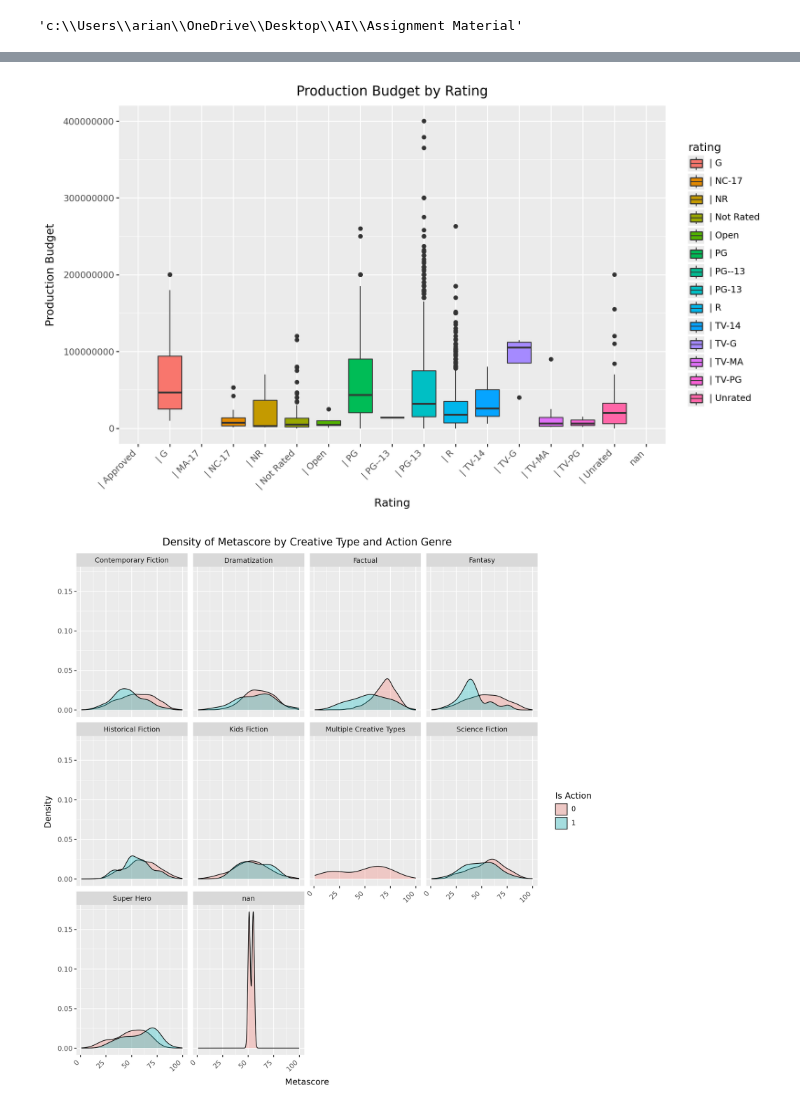
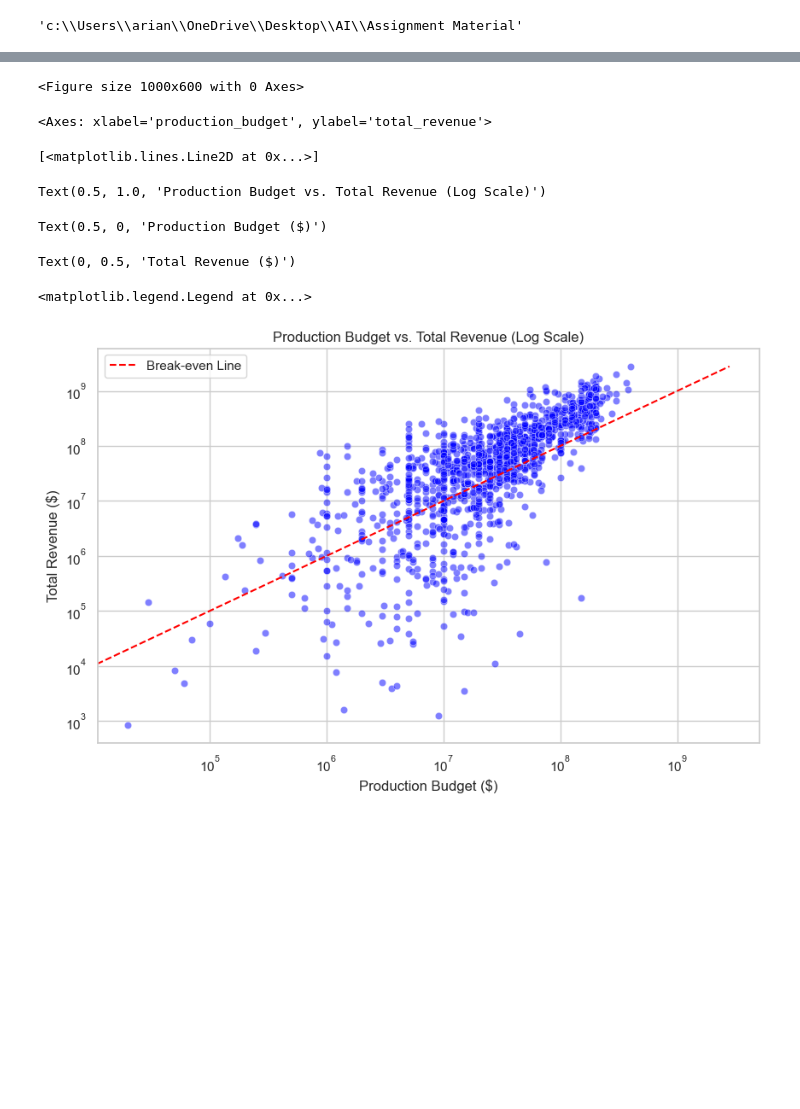
Before and after one commit to sreejoniroy23-commits/AIforBusiness, a Jupyter notebook: Cleaning and eda.ipynb, the cells around one changed output, grey strips where cells are left out. Drawn from its saved outputs; the diff is of its cells as text; code cells hidden in the pictures; blank space fills up the shorter version.

```diff
--- a/Cleaning and eda.ipynb
+++ b/Cleaning and eda.ipynb
@@ -699,0 +807,20 @@ df_sample = pd.concat([df_genre_encoded[df_genre_encoded['genre_drama'] == 1].sa
+# %%
+# Set the visual style
+sns.set_theme(style="whitegrid")
+
+plt.figure(figsize=(12, 5))
+
+# Plot 1: Production Budget Distribution
+plt.subplot(1, 2, 1)
+sns.histplot(df_unique['production_budget'], kde=True, color='skyblue')
+plt.title('Distribution of Production Budget')
+plt.xlabel('Budget ($)')
+
+# Plot 2: Total Revenue Distribution
+plt.subplot(1, 2, 2)
+sns.histplot(df_unique['total_revenue'], kde=True, color='green')
+plt.title('Distribution of Total Revenue')
+plt.xlabel('Revenue ($)')
+
+plt.tight_layout()
+plt.show()
@@ -700,23 +866,25 @@ df_sample = pd.concat([df_genre_encoded[df_genre_encoded['genre_drama'] == 1].sa
 # %%
-# Boxplot of Production Budget by Rating
-(
-    ggplot(df_genre_encoded, aes(x='rating', y='production_budget', fill='rating'))
-    + geom_boxplot()
-    + labs(title='Production Budget by Rating', x='Rating', y='Production Budget')
-    + theme(axis_text_x=element_text(rotation=45, hjust=1))
-    + theme(figure_size=(10, 6))
-)
+plt.figure(figsize=(10, 6))
+sns.scatterplot(data=df_unique, x='production_budget', y='total_revenue', alpha=0.5, color='blue')
+
+# Add a diagonal line (Break-even line)
+# Movies below this line lost money. Movies above it made a profit.
+max_val = max(df_unique['production_budget'].max(), df_unique['total_revenue'].max())
+plt.plot([0, max_val], [0, max_val], color='red', linestyle='--', label='Break-even Line')
+
+plt.xscale('log')
+plt.yscale('log')
+plt.title('Production Budget vs. Total Revenue (Log Scale)')
+plt.xlabel('Production Budget ($)')
+plt.ylabel('Total Revenue ($)')
+plt.legend()
+plt.show()
 # %% [output]
+<Figure size 1000x600 with 0 Axes>
+<Axes: xlabel='production_budget', ylabel='total_revenue'>
+[<matplotlib.lines.Line2D at 0x...>]
+Text(0.5, 1.0, 'Production Budget vs. Total Revenue (Log Scale)')
+Text(0.5, 0, 'Production Budget ($)')
+Text(0, 0.5, 'Total Revenue ($)')
+<matplotlib.legend.Legend at 0x...>
-[figure, old version]
+[figure, new version]
-# %%
-# Facet wrap: Density of Metascore by Creative Type
-(
-    ggplot(df_genre_encoded.sample(5000), aes(x='metascore', fill='factor(genre_action)'))
-    + geom_density(alpha=0.3)
-    + facet_wrap('~ creative_type')
-    + labs(title='Density of Metascore by Creative Type and Action Genre', x='Metascore', y='Density', fill='Is Action')
-    + theme(axis_text_x=element_text(rotation=45, hjust=1))
-    + theme(figure_size=(10, 10))
-)
-# %% [output]
-[figure, removed]
```
Also changed, not shown: parts of 28 cells of this notebook.
